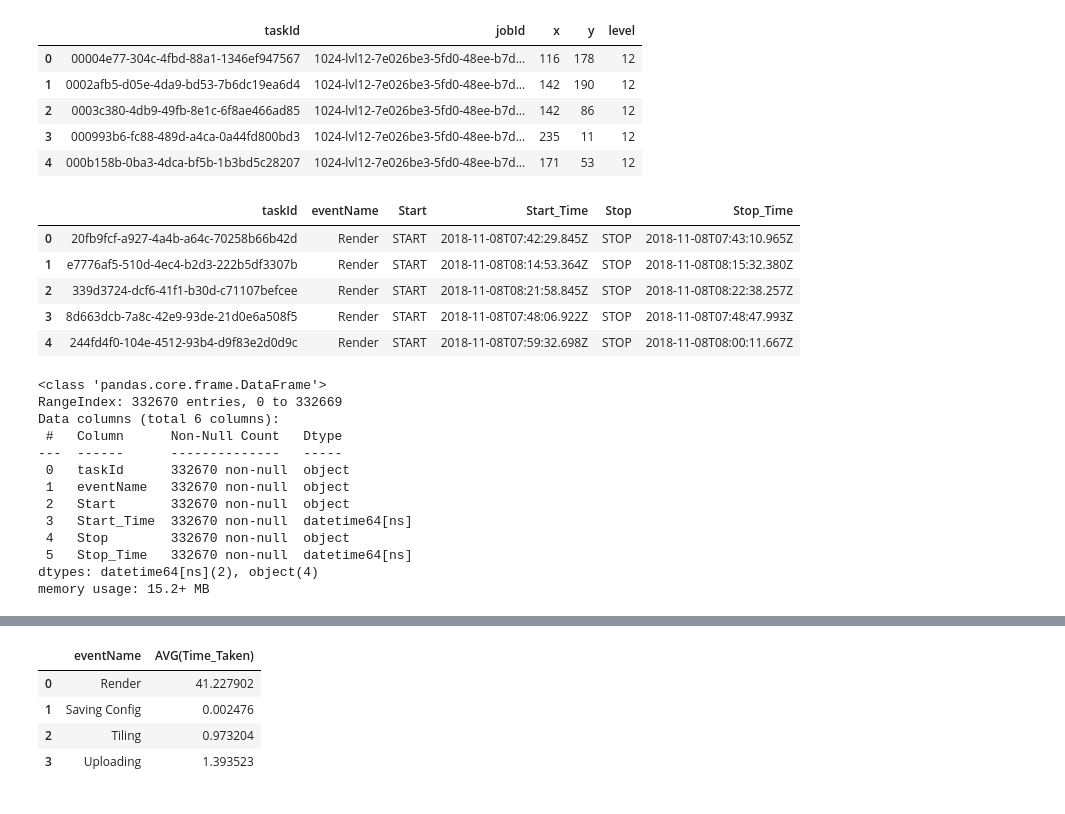
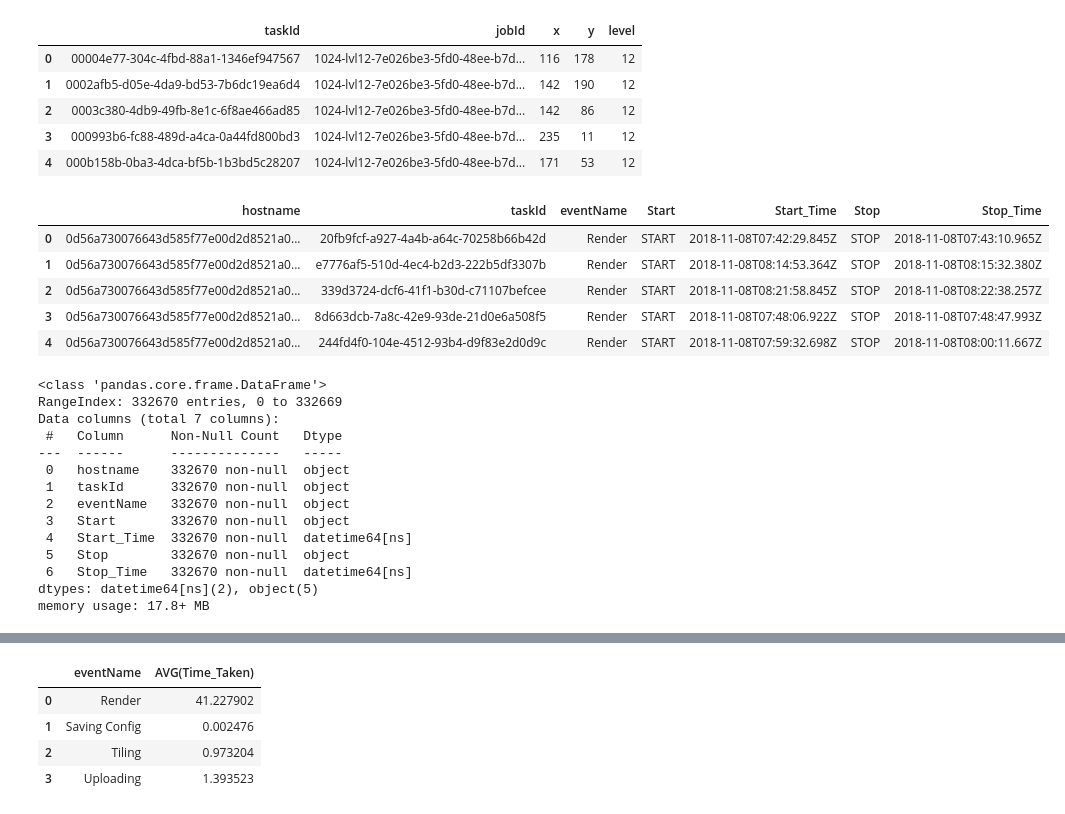
Before and after one commit to arushey/Cloud-project, a Jupyter notebook: Cloud_project.ipynb, the cells around one changed output, grey strips where cells are left out. Drawn from its saved outputs; the diff is of its cells as text; code cells hidden in the pictures.

```diff
--- a/Cloud_project.ipynb
+++ b/Cloud_project.ipynb
@@ -60,16 +43,16 @@ task.head()
 | 3 | 000993b6-fc88-489d-a4ca-0a44fd800bd3 | 1024-lvl12-7e026be3-5fd0-48ee-b7d... | 235 | 11 | 12 |
 | 4 | 000b158b-0ba3-4dca-bf5b-1b3bd5c28207 | 1024-lvl12-7e026be3-5fd0-48ee-b7d... | 171 | 53 | 12 |
 # %%
-q_start_stop='select a.taskId, a.eventName,a.eventType as Start,a.timestamp as Start_Time,b.eventType as Stop,b.timestamp as Stop_Time from checkpoint a INNER JOIN checkpoint b on a.taskId=b.taskId and a.eventName=b.eventName where a.timestamp<b.timestamp order by a.eventName;'
+q_start_stop='select a.hostname,a.taskId, a.eventName,a.eventType as Start,a.timestamp as Start_Time,b.eventType as Stop,b.timestamp as Stop_Time from checkpoint a INNER JOIN checkpoint b on a.taskId=b.taskId and a.eventName=b.eventName where a.timestamp<b.timestamp order by a.eventName;'
 q_start_stop=pysqldf(q_start_stop)
 q_start_stop.head()
 # %% [output]
-|  | taskId | eventName | Start | Start_Time | Stop | Stop_Time |
-| 0 | 20fb9fcf-a927-4a4b-a64c-70258b66b42d | Render | START | 2018-11-08T07:42:29.845Z | STOP | 2018-11-08T07:43:10.965Z |
-| 1 | e7776af5-510d-4ec4-b2d3-222b5df3307b | Render | START | 2018-11-08T08:14:53.364Z | STOP | 2018-11-08T08:15:32.380Z |
-| 2 | 339d3724-dcf6-41f1-b30d-c71107befcee | Render | START | 2018-11-08T08:21:58.845Z | STOP | 2018-11-08T08:22:38.257Z |
-| 3 | 8d663dcb-7a8c-42e9-93de-21d0e6a508f5 | Render | START | 2018-11-08T07:48:06.922Z | STOP | 2018-11-08T07:48:47.993Z |
-| 4 | 244fd4f0-104e-4512-93b4-d9f83e2d0d9c | Render | START | 2018-11-08T07:59:32.698Z | STOP | 2018-11-08T08:00:11.667Z |
+|  | hostname | taskId | eventName | Start | Start_Time | Stop | Stop_Time |
+| 0 | 0d56a730076643d585f77e00d2d8521a0... | 20fb9fcf-a927-4a4b-a64c-70258b66b42d | Render | START | 2018-11-08T07:42:29.845Z | STOP | 2018-11-08T07:43:10.965Z |
+| 1 | 0d56a730076643d585f77e00d2d8521a0... | e7776af5-510d-4ec4-b2d3-222b5df3307b | Render | START | 2018-11-08T08:14:53.364Z | STOP | 2018-11-08T08:15:32.380Z |
+| 2 | 0d56a730076643d585f77e00d2d8521a0... | 339d3724-dcf6-41f1-b30d-c71107befcee | Render | START | 2018-11-08T08:21:58.845Z | STOP | 2018-11-08T08:22:38.257Z |
+| 3 | 0d56a730076643d585f77e00d2d8521a0... | 8d663dcb-7a8c-42e9-93de-21d0e6a508f5 | Render | START | 2018-11-08T07:48:06.922Z | STOP | 2018-11-08T07:48:47.993Z |
+| 4 | 0d56a730076643d585f77e00d2d8521a0... | 244fd4f0-104e-4512-93b4-d9f83e2d0d9c | Render | START | 2018-11-08T07:59:32.698Z | STOP | 2018-11-08T08:00:11.667Z |
 # %%
 q_start_stop["Start_Time"]=q_start_stop["Start_Time"].astype('datetime64')
 q_start_stop["Stop_Time"]=q_start_stop["Stop_Time"].astype('datetime64')
@@ -77,17 +60,18 @@ q_start_stop.info()
 # %% [output]
 <class 'pandas.core.frame.DataFrame'>
 RangeIndex: 332670 entries, 0 to 332669
-Data columns (total 6 columns):
+Data columns (total 7 columns):
  #   Column      Non-Null Count   Dtype
 ---  ------      --------------   -----
- 0   taskId      332670 non-null  object
- 1   eventName   332670 non-null  object
- 2   Start       332670 non-null  object
- 3   Start_Time  332670 non-null  datetime64[ns]
- 4   Stop        332670 non-null  object
- 5   Stop_Time   332670 non-null  datetime64[ns]
-dtypes: datetime64[ns](2), object(4)
-memory usage: 15.2+ MB
+ 0   hostname    332670 non-null  object
+ 1   taskId      332670 non-null  object
+ 2   eventName   332670 non-null  object
+ 3   Start       332670 non-null  object
+ 4   Start_Time  332670 non-null  datetime64[ns]
+ 5   Stop        332670 non-null  object
+ 6   Stop_Time   332670 non-null  datetime64[ns]
+dtypes: datetime64[ns](2), object(5)
+memory usage: 17.8+ MB
 # %%
 q_start_stop['Time_taken']=(q_start_stop['Stop_Time']-q_start_stop['Start_Time']).dt.total_seconds()
 q_start_stop.head()
```
Also changed, not shown: parts of 12 cells of this notebook.
